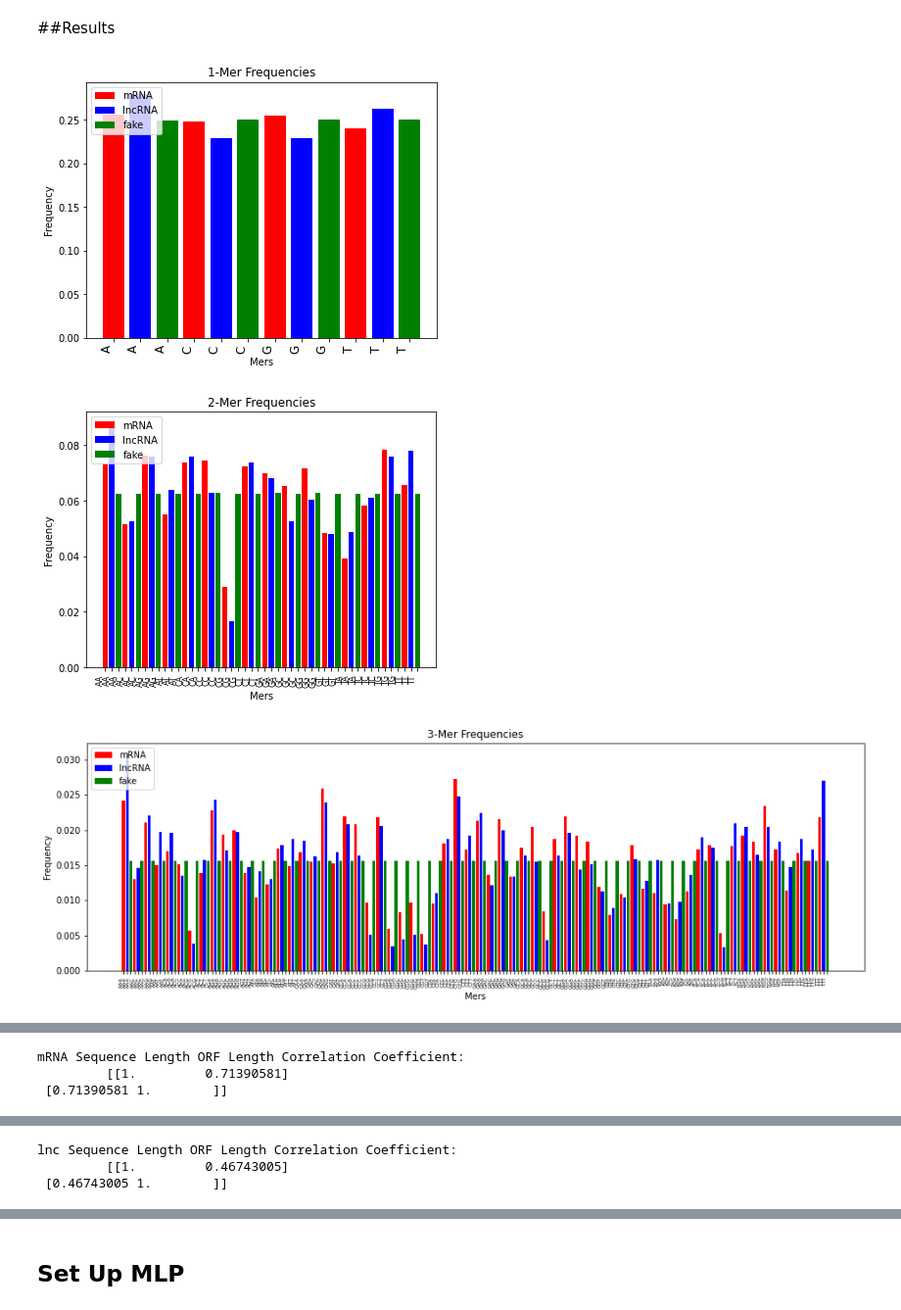
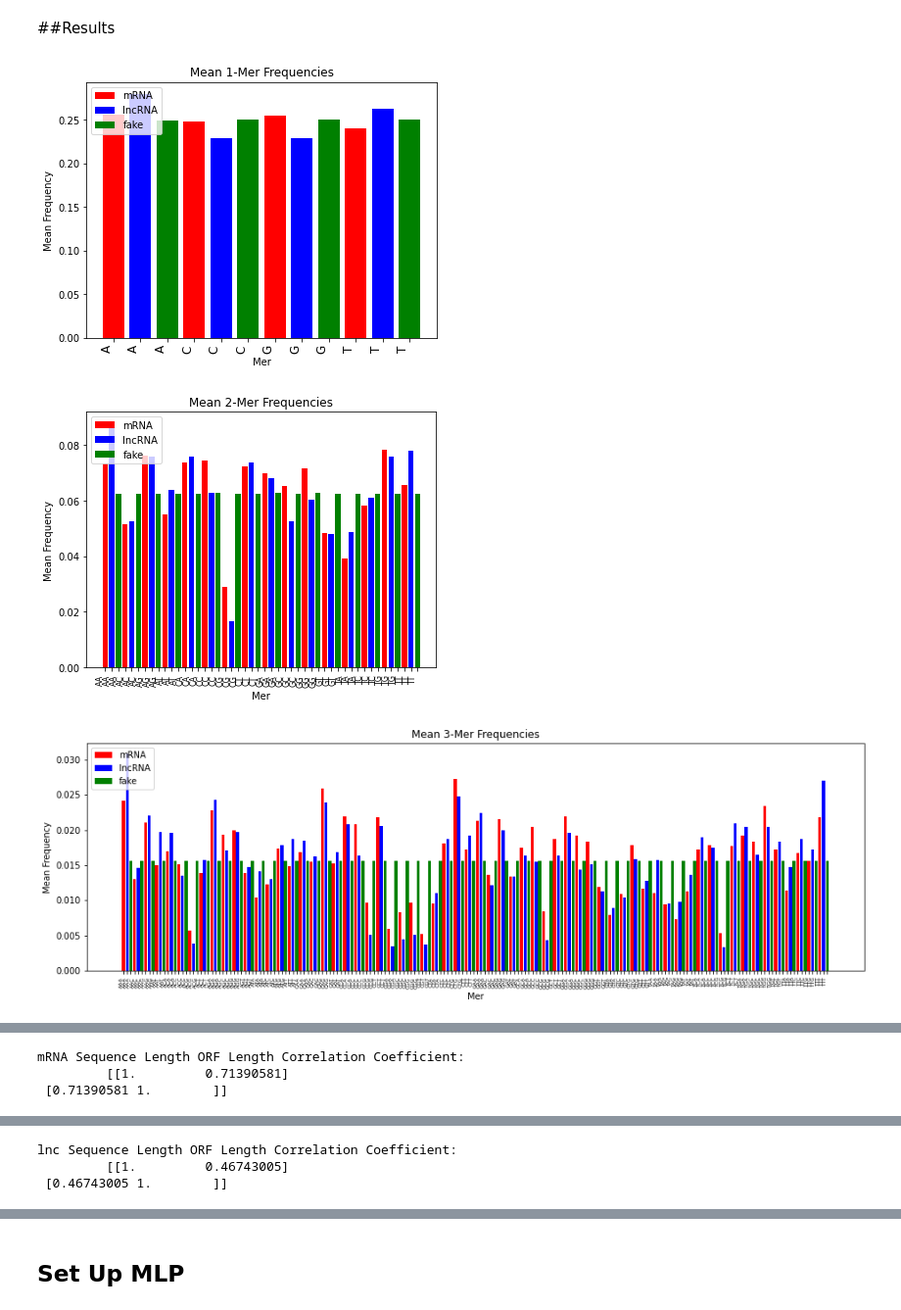
Before and after one commit to ShepherdCode/Soars2021, a Jupyter notebook: Notebooks/Analyzer_102.ipynb, the cells around one changed output, grey strips where cells are left out. Shown: that part at 98% size. Drawn from its saved outputs; the diff is of its cells as text; code cells hidden in the pictures.

Commit message:
Update k-mer plot text.

```diff
--- a/Notebooks/Analyzer_102.ipynb
+++ b/Notebooks/Analyzer_102.ipynb
@@ -291,41 +291,41 @@ data_set_names = ['mRNA', 'lncRNA', 'fake']
 pg = PlotGenerator()
 pg.set_text_options(90, 'right', 0, 'center', 12)
 
-pg.set_text('1-Mer Frequencies', 'Mers', 'Frequency', one_mer_keys, None)
+pg.set_text('Mean 1-Mer Frequencies', 'Mer', 'Mean Frequency', one_mer_keys, None)
 pg.bar_plot([one_mer_pc, one_mer_nc, one_mer_fake], data_set_names)
 
 pg.set_text_options(90, 'right', 0, 'center', 8)
-pg.set_text('2-Mer Frequencies', 'Mers', 'Frequency', two_mer_keys, None)
+pg.set_text('Mean 2-Mer Frequencies', 'Mer', 'Mean Frequency', two_mer_keys, None)
 pg.bar_plot([two_mer_pc, two_mer_nc, two_mer_fake], data_set_names)
 
 pg.set_figure_options(width=16)
 pg.set_text_options(90, 'right', 0, 'center', 6)
-pg.set_text('3-Mer Frequencies', 'Mers', 'Frequency', three_mer_keys, None)
+pg.set_text('Mean 3-Mer Frequencies', 'Mer', 'Mean Frequency', three_mer_keys, None)
 pg.bar_plot([three_mer_pc, three_mer_nc, three_mer_fake], data_set_names)
 
 pg.set_figure_options()
 pg.set_text_options(45, 'right', 0, 'center', 12)
 pg.set_text('Max ORF Lengths', 'RNA Types', 'Max ORF Length', [''], None)
 pg.box_plot([pc_max_orf_len, nc_max_orf_len, fake_max_orf_len], data_set_names, False)
 
 pg.set_text('mRNA ORF Length vs Sequence Length', 'Sequence Length', 'ORF Length', None, None)
 pg.scatter_plot(pc_seq_len, pc_max_orf_len[0], trendline=True)
 print('mRNA Sequence Length ORF Length Correlation Coefficient:')
 print('\t', pc_seq_len_orf_len_corrcoef)
 
 pg.set_text('lncRNA ORF Length vs Sequence Length', 'Sequence Length', 'ORF Length', None, None)
 pg.scatter_plot(nc_seq_len, nc_max_orf_len[0], trendline=True)
 print('lnc Sequence Length ORF Length Correlation Coefficient:')
 print('\t', nc_seq_len_orf_len_corrcoef)
 
 pg.set_text('fake ORF Length vs Sequence Length', 'Sequence Length', 'ORF Length', None, None)
 pg.scatter_plot(fake_seq_len, fake_max_orf_len[0], trendline=True)
 print('fake Sequence Length ORF Length Correlation Coefficient:')
 print('\t', fake_seq_len_orf_len_corrcoef)
 # %% [output]
-[figure, old version]
+[figure, new version]
-[figure, old version]
+[figure, new version]
-[figure, old version]
+[figure, new version]
 [figure]
 [figure]
 mRNA Sequence Length ORF Length Correlation Coefficient:
```
